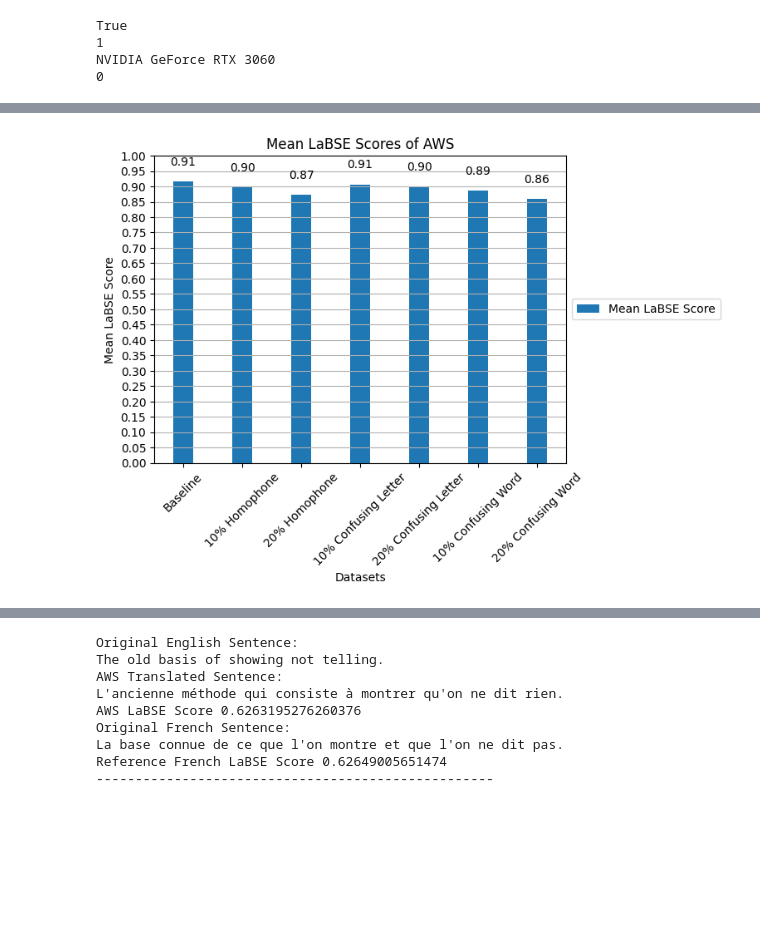
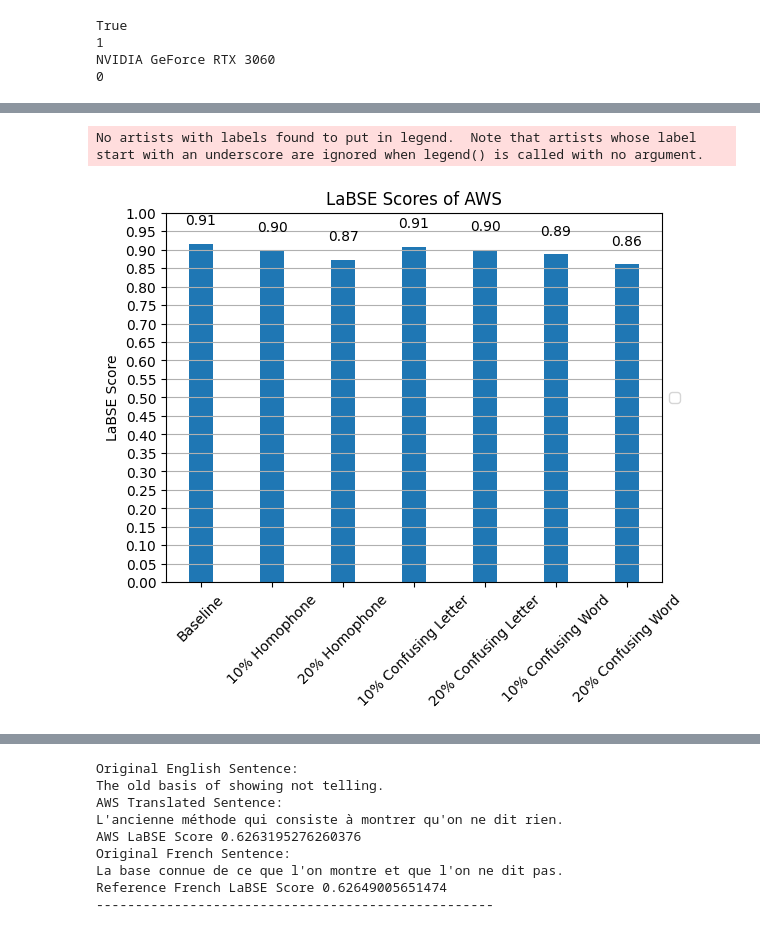
Before and after one commit to aimpowered/NLPdisparity, a Jupyter notebook: LaBSE_data.ipynb, the cells around one changed output, grey strips where cells are left out. Saved outputs shown, nothing was run; the diff lists cells and outputs as text; code cells hidden in the pictures; blank space fills up the shorter version.

```diff
--- a/LaBSE_data.ipynb
+++ b/LaBSE_data.ipynb
@@ -495,11 +473,11 @@ gpt_gpt_confusing_word_10.txt
 gpt_gpt_confusing_word_20.txt
 gpt_gpt_confusing_word_35.txt
 # %%
-aws_10_percent_words_modified_confusing_word_LaBSE = aws_data[-2].get_LaBSE(reference_corpus_en, model=model, tokenizer=tokenizer)
-with open("LaBSE_Scores/aws_10_percent_words_modified_confusing_word_LaBSE.pkl", "wb") as f:
-    pickle.dump(aws_10_percent_words_modified_confusing_word_LaBSE, f)
+# aws_10_percent_words_modified_confusing_word_LaBSE = aws_data[-2].get_LaBSE(reference_corpus_en, model=model, tokenizer=tokenizer)
+# with open("LaBSE_Scores/aws_10_percent_words_modified_confusing_word_LaBSE.pkl", "wb") as f:
+#     pickle.dump(aws_10_percent_words_modified_confusing_word_LaBSE, f)
 # %%
-aws_20_percent_words_modified_confusing_word_LaBSE = aws_data[-1].get_LaBSE(reference_corpus_en, model=model, tokenizer=tokenizer)
-with open("LaBSE_Scores/aws_20_percent_words_modified_confusing_word_LaBSE.pkl", "wb") as f:
-    pickle.dump(aws_20_percent_words_modified_confusing_word_LaBSE, f)
+# aws_20_percent_words_modified_confusing_word_LaBSE = aws_data[-1].get_LaBSE(reference_corpus_en, model=model, tokenizer=tokenizer)
+# with open("LaBSE_Scores/aws_20_percent_words_modified_confusing_word_LaBSE.pkl", "wb") as f:
+#     pickle.dump(aws_20_percent_words_modified_confusing_word_LaBSE, f)
 # %%
@@ -628,3 +606,21 @@ with open("LaBSE_Scores/azure_baseline_labse.pkl", "rb") as f:
 
 with open("LaBSE_Scores/gpt_baseline_labse.pkl", "rb") as f:
     gpt_baseline = pickle.load(f)
+# %%
+with open("LaBSE_Scores/aws_10_percent_words_modified_confusing_word_LaBSE.pkl", "rb") as f:
+    aws_10_percent_words_modified_confusing_word_LaBSE = pickle.load(f)
+
+with open("LaBSE_Scores/aws_20_percent_words_modified_confusing_word_LaBSE.pkl", "rb") as f:
+    aws_20_percent_words_modified_confusing_word_LaBSE = pickle.load(f)
+
+with open("LaBSE_Scores/aws_10_percent_words_modified_confusing_letter_LaBSE.pkl", "rb") as f:
+    aws_10_percent_words_modified_confusing_letter_LaBSE = pickle.load(f)
+
+with open("LaBSE_Scores/aws_20_percent_words_modified_confusing_letter_LaBSE.pkl", "rb") as f:
+    aws_20_percent_words_modified_confusing_letter_LaBSE = pickle.load(f)
+
+with open("LaBSE_Scores/aws_10_percent_words_modified_homophone_LaBSE.pkl", "rb") as f:
+    aws_10_percent_words_modified_homophone_LaBSE = pickle.load(f)
+
+with open("LaBSE_Scores/aws_20_percent_words_modified_homophone_LaBSE.pkl", "rb") as f:
+    aws_20_percent_words_modified_homophone_LaBSE = pickle.load(f)
@@ -713,10 +766,9 @@ azure_baseline_x = np.mean(azure_baseline.cpu().numpy())
 gpt_baseline_x = np.mean(gpt_baseline.cpu().numpy())
 reference_french_x = np.mean(reference_french.cpu().numpy())
 #bar plot
-bar1 = ax.bar(index, [aws_baseline_x, google_baseline_x, azure_baseline_x, gpt_baseline_x, reference_french_x], bar_width, label="Mean LaBSE Score")
-ax.set_xlabel("Datasets")
-ax.set_ylabel("Mean LaBSE Score")
-ax.set_title("Mean LaBSE Score of Baseline Models and Reference French")
+bar1 = ax.bar(index, [aws_baseline_x, google_baseline_x, azure_baseline_x, gpt_baseline_x, reference_french_x], bar_width)
+ax.set_ylabel("LaBSE Score")
+ax.set_title("LaBSE Score of Baseline Models and Reference French")
 ax.set_xticks(index)
 ax.set_xticklabels(["AWS", "Google", "Azure", "GPT", "Reference French"])
 #choose y axis interval
@@ -737,35 +790,35 @@ plt.show()
 # %%
 #Plot means in aws_data_LaBSE
 aws_data_LaBSE_means = [np.mean(i.cpu().numpy()) for i in aws_data_LaBSE]
 
 fig, ax = plt.subplots()
 bar_width = 0.35
 index = np.arange(7)
 #bar plot
-bar1 = ax.bar(index, aws_data_LaBSE_means, bar_width, label="Mean LaBSE Score")
-ax.set_xlabel("Datasets")
-ax.set_ylabel("Mean LaBSE Score")
-ax.set_title("Mean LaBSE Scores of AWS")
+bar1 = ax.bar(index, aws_data_LaBSE_means, bar_width)
+ax.set_ylabel("LaBSE Score")
+ax.set_title("LaBSE Scores of AWS")
 ax.set_xticks(index)
 #make x tick labels vertical
 plt.xticks(rotation=45)
 ax.set_xticklabels(["Baseline", "10% Homophone", "20% Homophone", "10% Confusing Letter", "20% Confusing Letter", "10% Confusing Word", "20% Confusing Word"])
 #choose y axis interval
 plt.yticks(np.arange(0, 1.01, 0.05))
 #put legend outside of plot
 ax.legend(loc='center left', bbox_to_anchor=(1, 0.5))
 #values on top of bars
 for rect in bar1:
     height = rect.get_height()
     ax.text(rect.get_x() + rect.get_width()/2., 1.05*height,
             '%.2f' % height,
             ha='center', va='bottom')
 
 #add grid
 ax.yaxis.grid(True)
 plt.show()
 # %% [output]
+No artists with labels found to put in legend.  Note that artists whose label start with an underscore are ignored when legend() is called with no argument.
-[figure, old version]
+[figure, new version]
 # %%
 #same for Google
 google_data_LaBSE_means = [np.mean(i.cpu().numpy()) for i in google_data_LaBSE]
```
Also changed, not shown: parts of 13 cells of this notebook, 5 other files.
